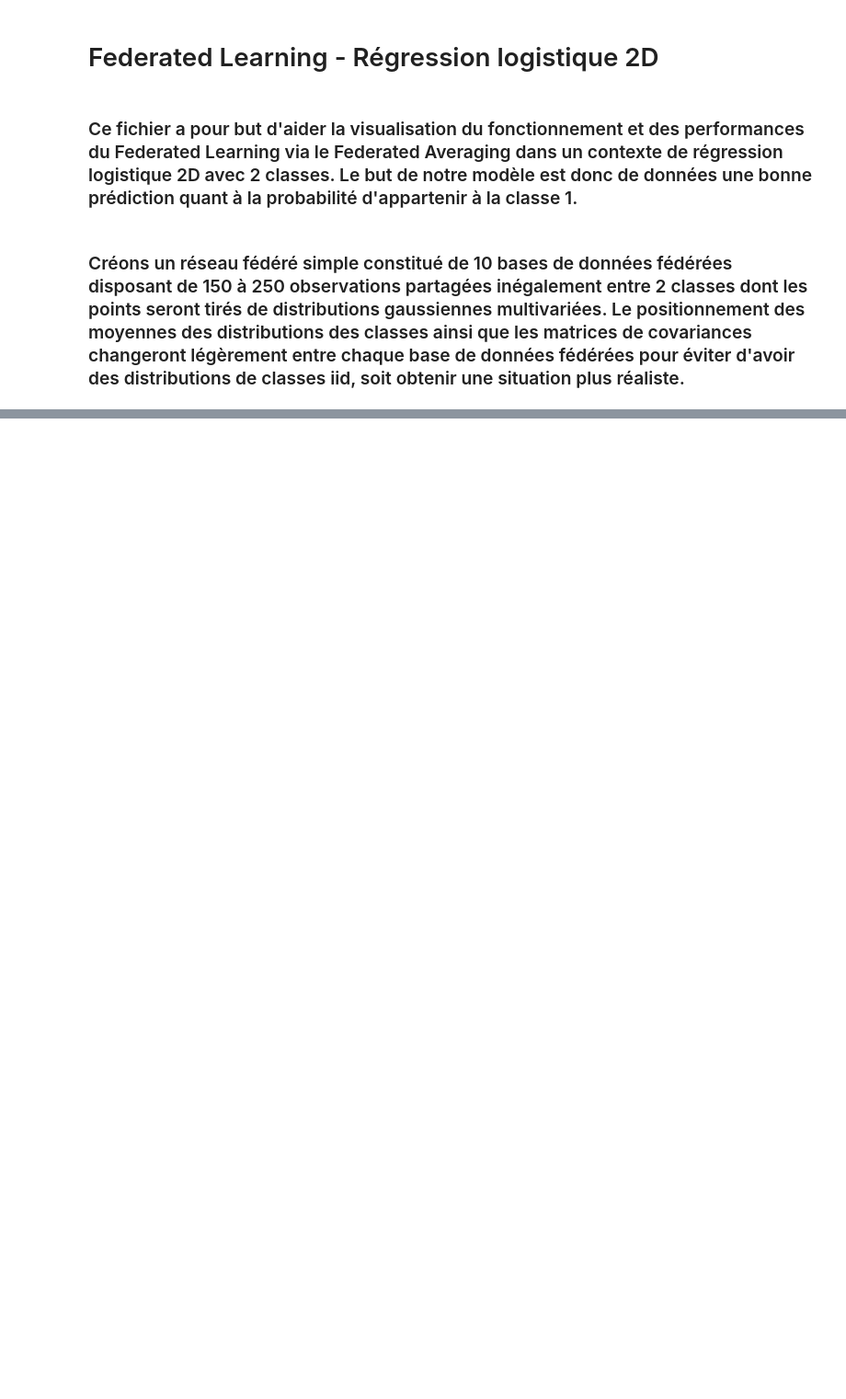
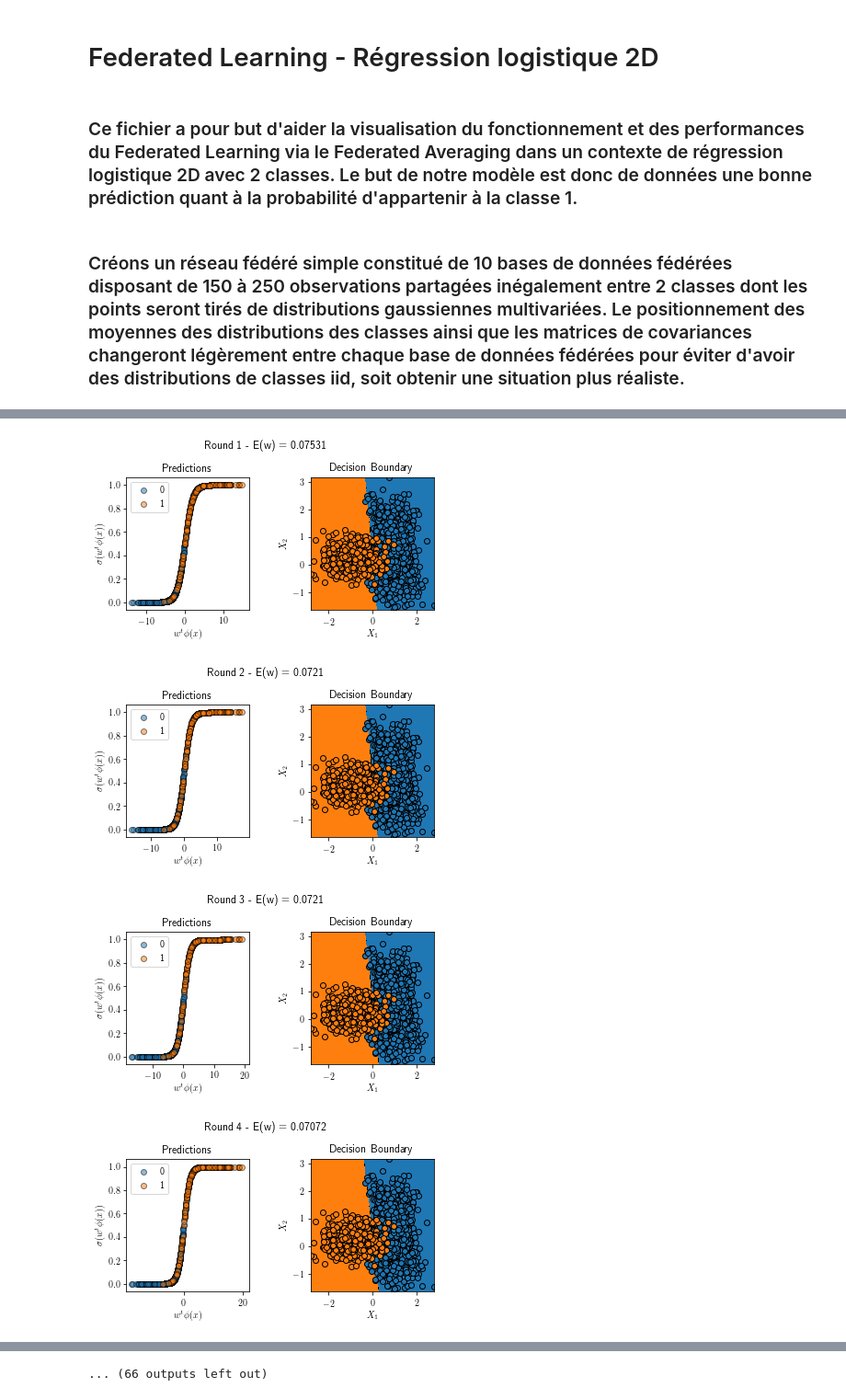
Before and after one commit to Rayn2402/FLSimulator, a Jupyter notebook: FedAvgLogistic2.ipynb, the cells around one changed output, grey strips where cells are left out. Shown at 92% size. Cells and saved outputs as stored; diff of their text form; code cells hidden in the pictures; blank space fills up the shorter version.

```diff
--- a/FedAvgLogistic2.ipynb
+++ b/FedAvgLogistic2.ipynb
@@ -89,10 +100,39 @@ TwoClusterGenerator.distribution_and_labels(X_total, t_total, title='Total')
 # %%
-# Création du modèle global qui sera entraîné et partagé par le réseau
-# Modèle de régression logistique avec fonction de base polynomial de degré 1
-logistic_reg = LogisticRegressor(phi=polynomial_features(1), eta0=1, learning_rate='invscaling')
+# Créations d'une list pour garder les différents modèles distribués en mémoire
+distributed_models = []
 
-# Création du server central
-c_server = CentralServer(global_model=logistic_reg, aggregation=agg, node_selection=n_s, C=C, E=E, random_size=rand_size)
+# Création d'une list de list qui contient la progression des loss de chaque modèle au fil des rounds
+losses_progression = []
 
-# Création du réseau fédéré
-f_network = FederatedNetwork(c_server, nodes)
+# Création d'une list qui contiendra les weights initiaux des modèles globales
+init_weights = []
+
+for i in range(max_degree):
+
+    # Création du modèle global qui sera entraîné et partagé par le réseau
+    # Modèle de régression logistique avec fonction de base polynomial de degré i+1
+    m = LogisticRegressor(phi=polynomial_features(i+1), eta0=eta0, learning_rate=l_r)
+
+    # Sauvegarde des weights initiaux
+    init_weights.append(m.w)
+
+    # Création du server central
+    c_server = CentralServer(global_model=m, aggregation=agg, node_selection=n_s, C=C, E=E, random_size=rand_size)
+
+    # Création du réseau fédéré
+    f_network = FederatedNetwork(c_server, nodes)
+
+    # Entraînement du réseau
+    loss_prog = f_network.run_learning(nb_of_rounds=n_rounds, show_round_results=True, loss_progress=True,
+                                       save_round_figs=False, save_path=path, filename='deg3', save_format='.pdf')
+
+    # Sauvegarde
+    distributed_models.append(m)
+    losses_progression.append(loss_prog)
+
+    print('\n\n', 'Training of degree ' + str(i+1) + ' model completed', '\n\n')
+# %% [output]
+[figure, added]
+[figure, added]
+[figure, added]
+[figure, added]
@@ -98,0 +147 @@ f_network = FederatedNetwork(c_server, nodes)
+... (66 outputs left out)
```
Also changed, not shown: parts of 20 cells of this notebook, 1 other file.
